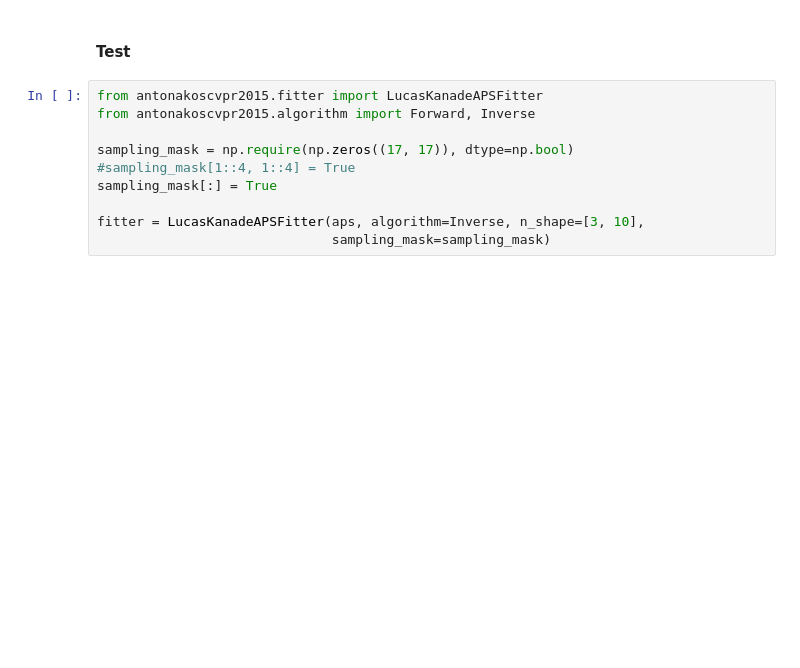
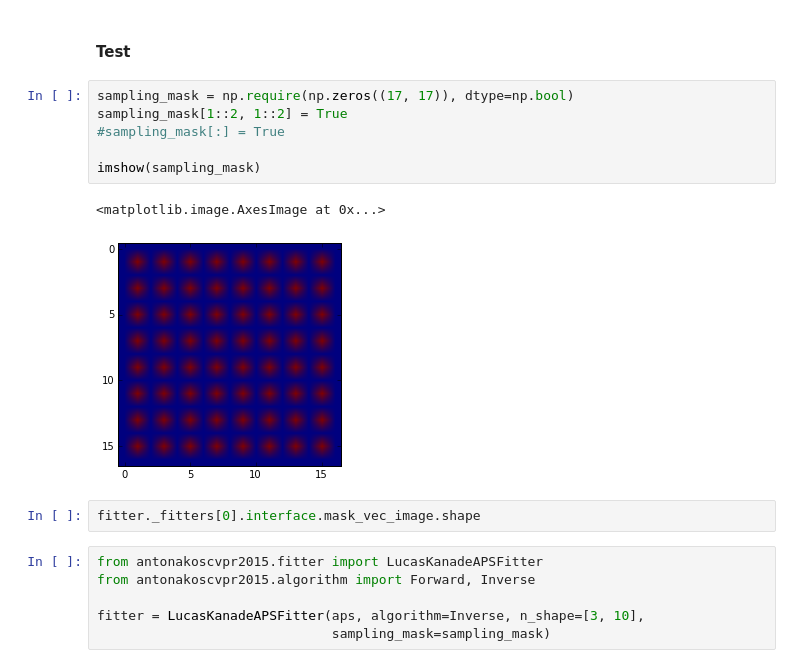
Before and after one commit to nontas/antonakoscvpr2015, a Jupyter notebook: notebooks/AntonakosCVPR2015.ipynb, the cells around one changed output. Saved outputs shown, nothing was run; the diff lists cells and outputs as text; blank space fills up the shorter version.

```diff
--- a/notebooks/AntonakosCVPR2015.ipynb
+++ b/notebooks/AntonakosCVPR2015.ipynb
@@ -114,13 +114,20 @@ aps.appearance_models[0][0].shape
 # %% [markdown]
 #### Test
+# %%
+sampling_mask = np.require(np.zeros((17, 17)), dtype=np.bool)
+sampling_mask[1::2, 1::2] = True
+#sampling_mask[:] = True
+
+imshow(sampling_mask)
+# %% [output]
+<matplotlib.image.AxesImage at 0x...>
+[figure, added]
+# %%
+fitter._fitters[0].interface.mask_vec_image.shape
 # %%
 from antonakoscvpr2015.fitter import LucasKanadeAPSFitter
 from antonakoscvpr2015.algorithm import Forward, Inverse
 
-sampling_mask = np.require(np.zeros((17, 17)), dtype=np.bool)
-#sampling_mask[1::4, 1::4] = True
-sampling_mask[:] = True
-
 fitter = LucasKanadeAPSFitter(aps, algorithm=Inverse, n_shape=[3, 10],
                               sampling_mask=sampling_mask)
 # %%
```
Also changed, not shown: parts of 15 cells of this notebook.
